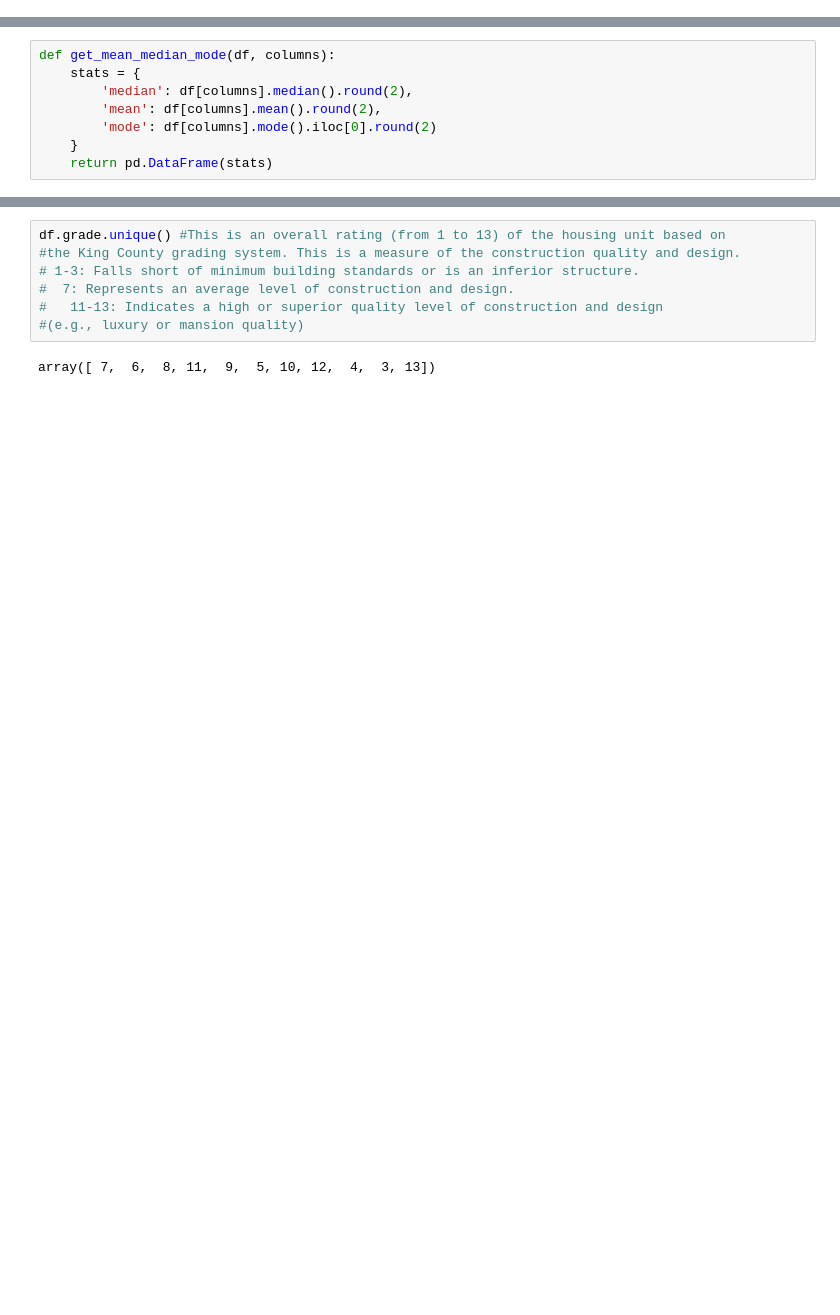
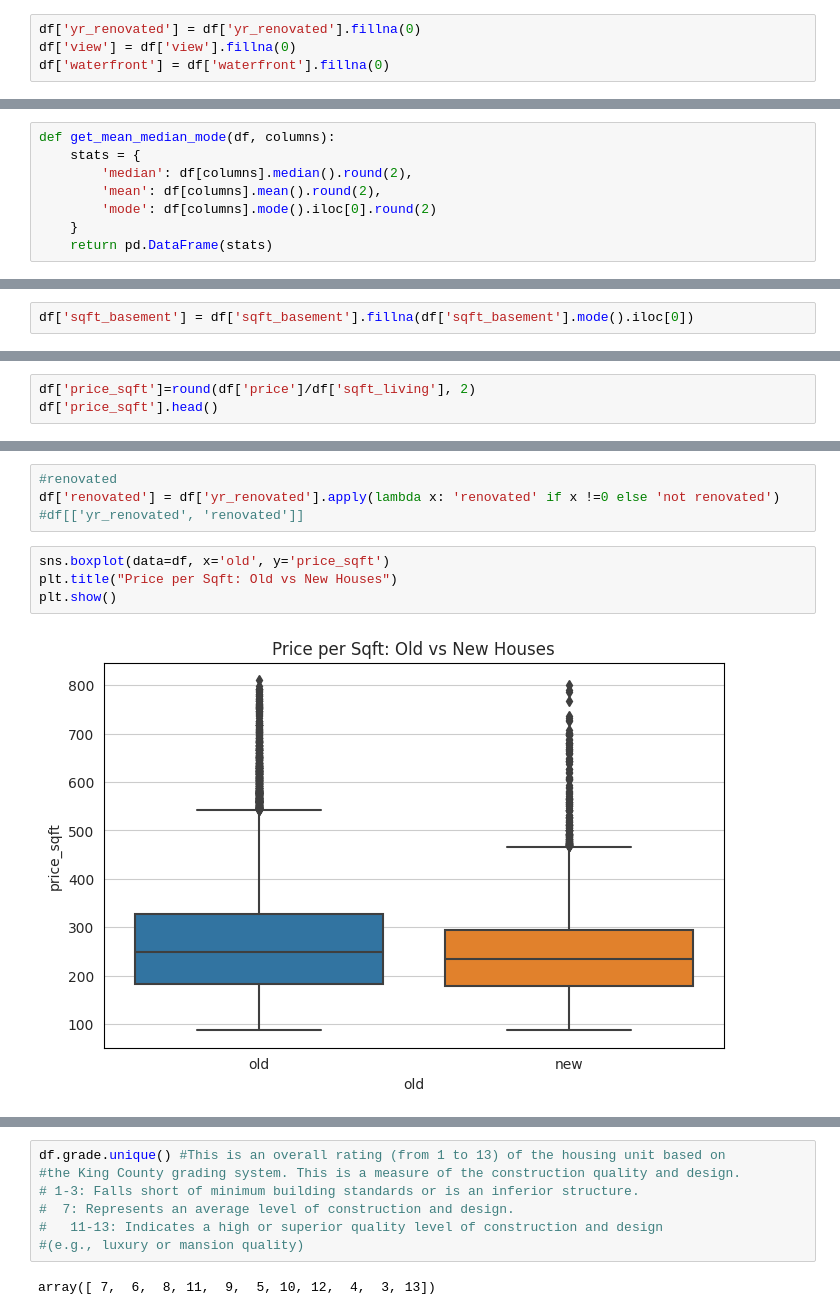
Before and after one commit to ozzienobayrak/housing_market, a Jupyter notebook: housingmarket_project.ipynb, the cells around one changed output, grey strips where cells are left out. Drawn from its saved outputs; the diff is of its cells as text; blank space fills up the shorter version.

```diff
--- a/housingmarket_project.ipynb
+++ b/housingmarket_project.ipynb
@@ -136,0 +147,4 @@ already filled nulls in yr_renovated. Now lets fill nulls in other columns: wate
+# %%
+df['yr_renovated'] = df['yr_renovated'].fillna(0)
+df['view'] = df['view'].fillna(0)
+df['waterfront'] = df['waterfront'].fillna(0)
@@ -154,3 +179,5 @@ view              0.0    0.23   0.0
+# %%
+df['sqft_basement'] = df['sqft_basement'].fillna(df['sqft_basement'].mode().iloc[0])
 # %%
 df.isna().sum()
 # %% [output]
@@ -177,0 +203,3 @@ array([ 0., nan,  3.,  4.,  2.,  1.])
+# %%
+df['price_sqft']=round(df['price']/df['sqft_living'], 2)
+df['price_sqft'].head()
@@ -177,0 +245,10 @@ array([ 0., nan,  3.,  4.,  2.,  1.])
+# %%
+#renovated
+df['renovated'] = df['yr_renovated'].apply(lambda x: 'renovated' if x !=0 else 'not renovated')
+#df[['yr_renovated', 'renovated']]
+# %%
+sns.boxplot(data=df, x='old', y='price_sqft')
+plt.title("Price per Sqft: Old vs New Houses")
+plt.show()
+# %% [output]
+[figure, added]
```
Also changed, not shown: parts of 148 cells of this notebook.
